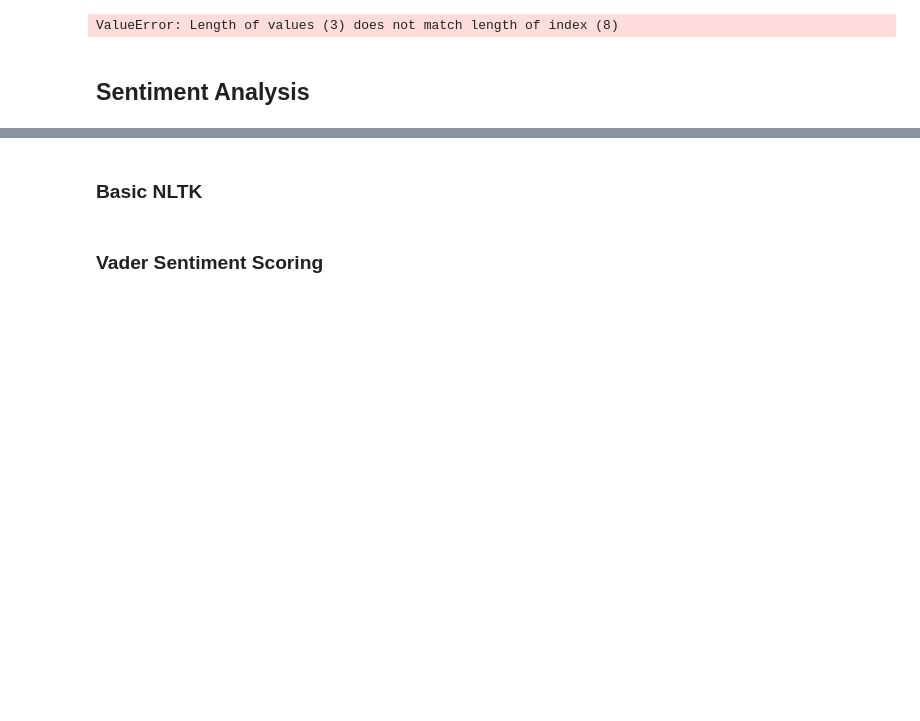
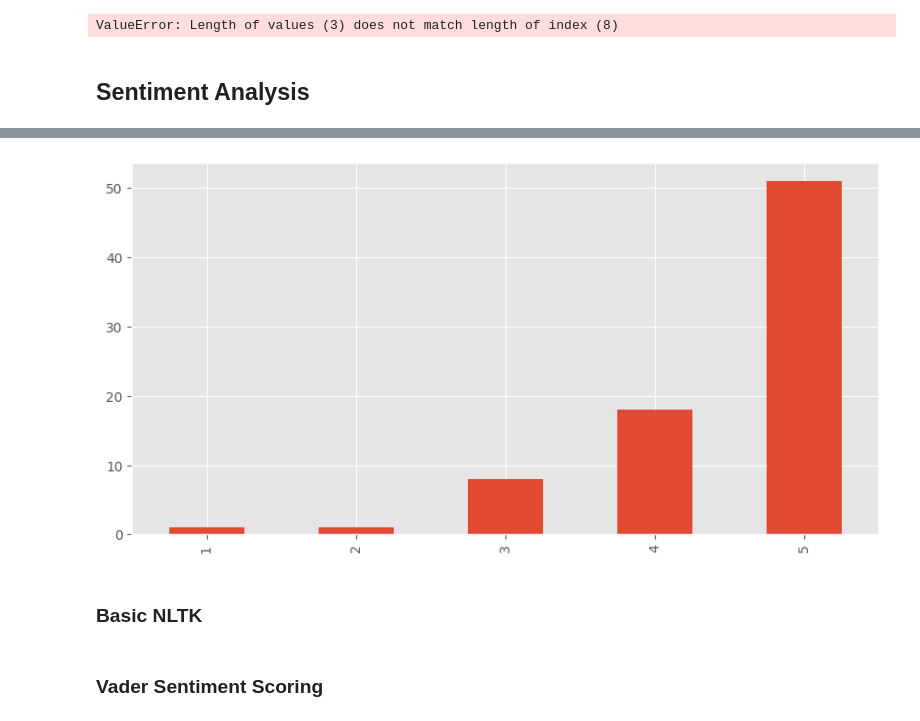
Before and after one commit to mariabandeira/Projeto_Final_IIA, a Jupyter notebook: SentimentAnalysis.ipynb, the cells around one changed output, grey strips where cells are left out. Saved outputs shown, nothing was run; the diff lists cells and outputs as text; code cells hidden in the pictures; blank space fills up the shorter version.

```diff
--- a/SentimentAnalysis.ipynb
+++ b/SentimentAnalysis.ipynb
@@ -123,9 +128,11 @@ df = pd.read_csv()
 # %%
 df.head()
 # %%
-ax = df['Score'].value_counts().sort_index().plot(kind='bar', title='', figsize=(10,5))
+ax = df['stars'].value_counts().sort_index().plot(kind='bar', title='', figsize=(10,5))
 ax.set_xlabel('')
 plt.show()
+# %% [output]
+[figure, added]
 # %% [markdown]
 ### Basic NLTK
 # %%
```
Also changed, not shown: parts of 60 cells of this notebook.
